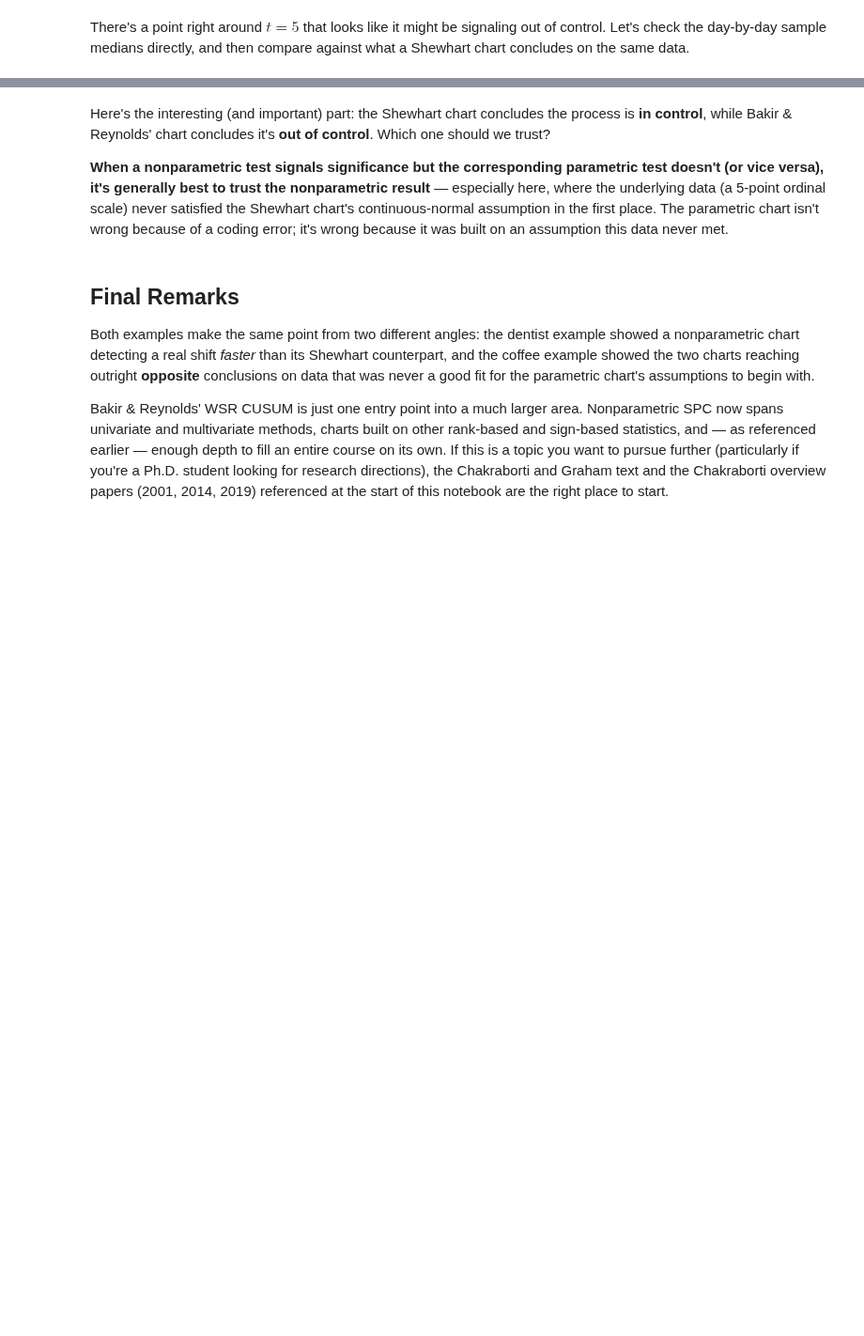
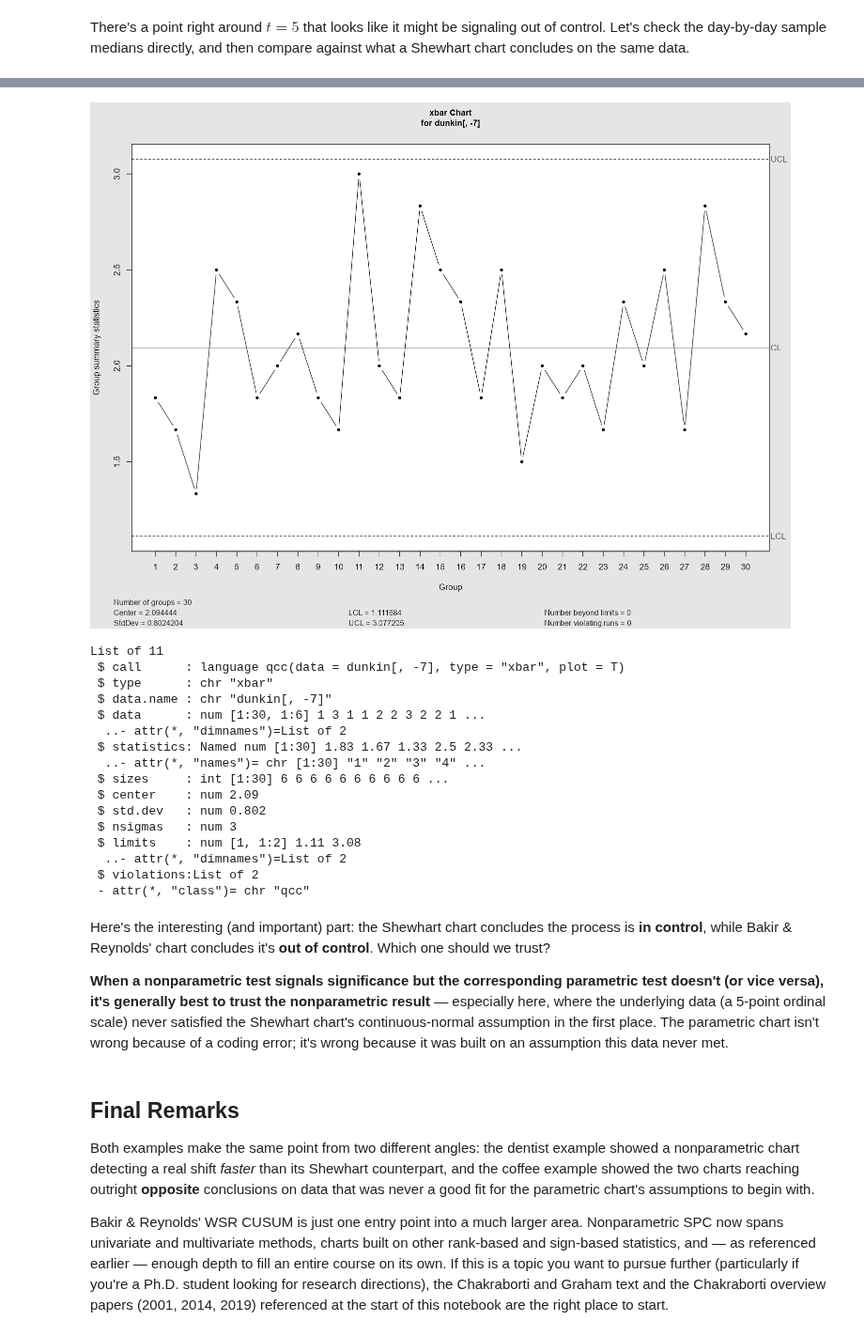
Before and after one commit to abrown9008/STAT-7110-Quality-Control, a Jupyter notebook: Slides/Week-12-Intro-to-NPSPC/NPSPC.ipynb, the cells around one changed output, grey strips where cells are left out. Shown at 94% size. Drawn from its saved outputs; the diff is of its cells as text; code cells hidden in the pictures; blank space fills up the shorter version.

```diff
--- a/Slides/Week-12-Intro-to-NPSPC/NPSPC.ipynb
+++ b/Slides/Week-12-Intro-to-NPSPC/NPSPC.ipynb
@@ -294,7 +375,25 @@ mu0
 # %%
 ## Let's compare to Shewhart ##
 
-qcc(dunkin[,-7],type="xbar",plot=T,center=3)
+qcc(dunkin[,-7],type="xbar",plot=T)
+# %% [output]
+[figure, added]
+List of 11
+ $ call      : language qcc(data = dunkin[, -7], type = "xbar", plot = T)
+ $ type      : chr "xbar"
+ $ data.name : chr "dunkin[, -7]"
+ $ data      : num [1:30, 1:6] 1 3 1 1 2 2 3 2 2 1 ...
+  ..- attr(*, "dimnames")=List of 2
+ $ statistics: Named num [1:30] 1.83 1.67 1.33 2.5 2.33 ...
+  ..- attr(*, "names")= chr [1:30] "1" "2" "3" "4" ...
+ $ sizes     : int [1:30] 6 6 6 6 6 6 6 6 6 6 ...
+ $ center    : num 2.09
+ $ std.dev   : num 0.802
+ $ nsigmas   : num 3
+ $ limits    : num [1, 1:2] 1.11 3.08
+  ..- attr(*, "dimnames")=List of 2
+ $ violations:List of 2
+ - attr(*, "class")= chr "qcc"
 # %% [markdown]
 Here's the interesting (and important) part: the Shewhart chart concludes the process is **in control**, while Bakir & Reynolds' chart concludes it's **out of control**. Which one should we trust?
 
```
Also changed, not shown: parts of 13 cells of this notebook.
